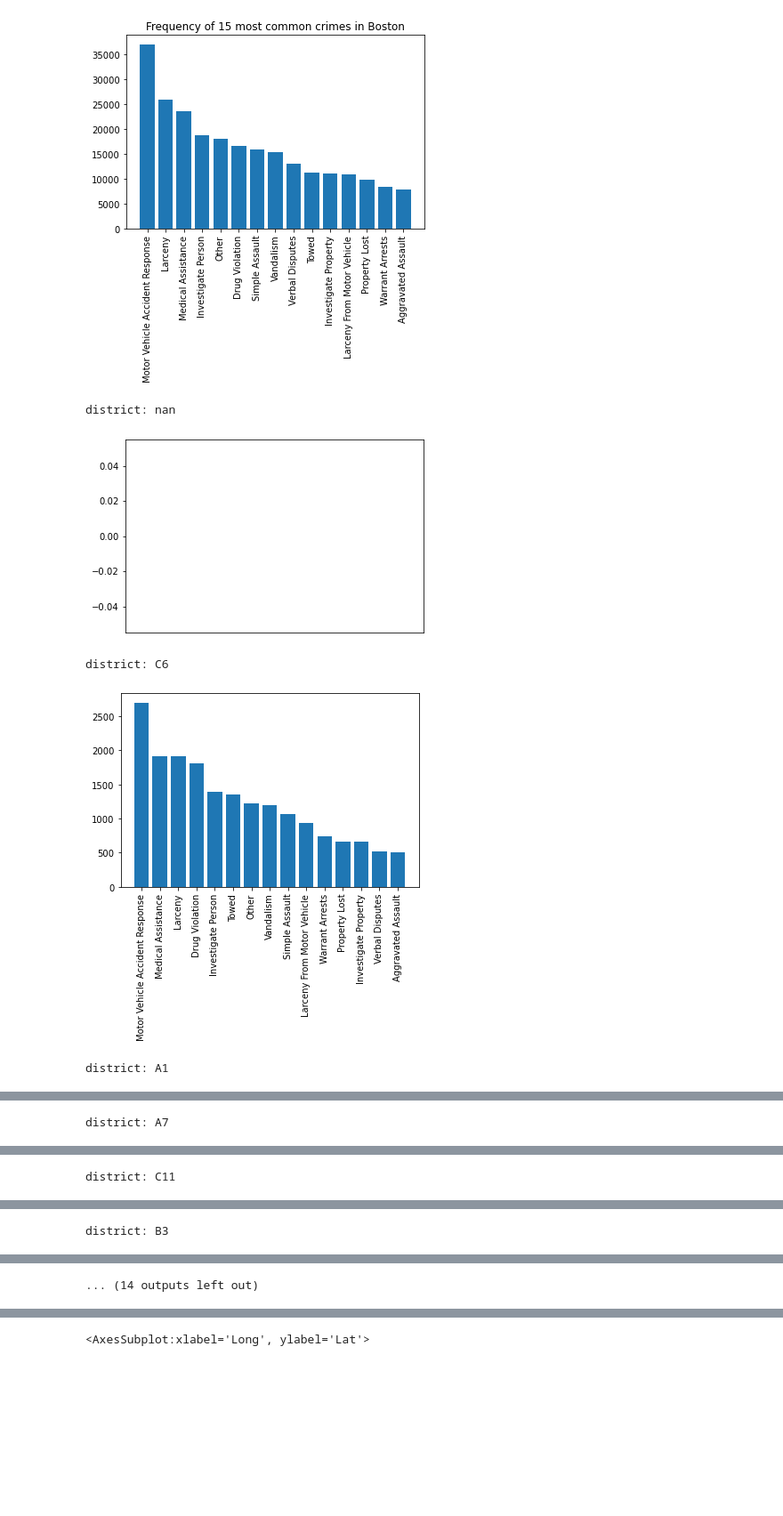
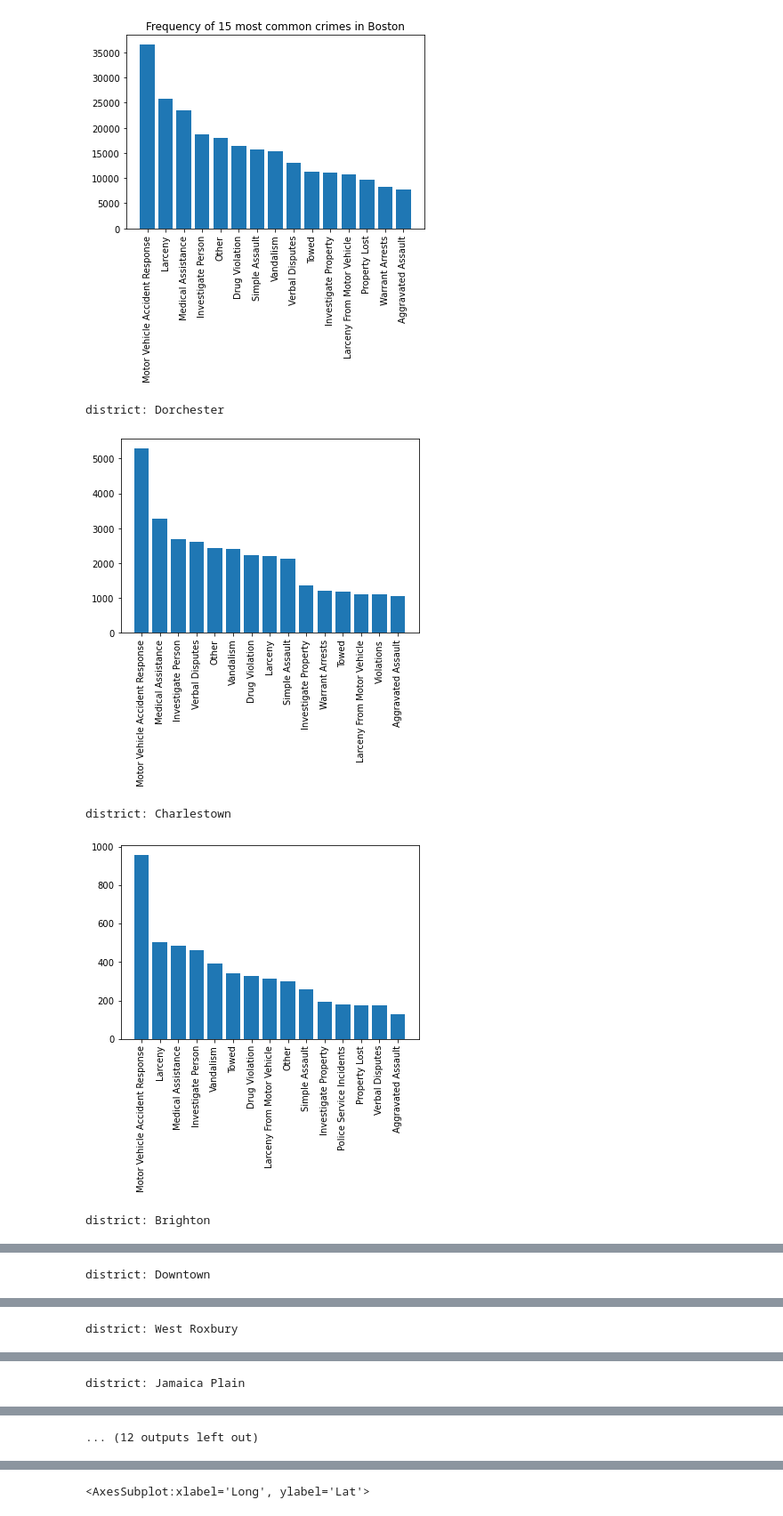
Before and after one commit to tomek95123/Udacity_project1, a Jupyter notebook: udacity_project_1.ipynb, the cells around one changed output, grey strips where cells are left out. Shown at 89% size. Cells and saved outputs as stored; diff of their text form; code cells hidden in the pictures; blank space fills up the shorter version.

```diff
--- a/udacity_project_1.ipynb
+++ b/udacity_project_1.ipynb
@@ -5,7 +5,7 @@ import matplotlib.pyplot as plt
 # %% [markdown]
 ## Load dataset
 # %%
-data = pd.read_csv('Desktop\\crime.csv', encoding = 'latin')
+data = pd.read_csv('crime.csv', encoding = 'latin')
 # %%
 data.head()
 # %% [output]
@@ -17,6 +17,10 @@ data.head()
 | 4 | I182070938 | 3114 | Investigate Property | INVESTIGATE PROPERTY | B3 | 421 | ... |
 # %% [markdown]
 ## Data cleaning
+# %%
+# replace -1 in Latitude /Longitude with Nan
+data[data.Lat == -1] = None
+data[data.Long == -1] =None
 # %%
 # null values
 data.isna().sum()
@@ -663,5 +707,8 @@ plt.show()
+# %%
+# Let us delete missing district values
+data3 = data[data['DISTRICT'].notna()]
 # %%
-df = data['OFFENSE_CODE_GROUP'].value_counts().sort_values(ascending = False)[:15]
+df = data3['OFFENSE_CODE_GROUP'].value_counts().sort_values(ascending = False)[:15]
 plt.bar(df.index, height = df)
 plt.xticks(ticks=range(len(df)), labels=df.index, rotation=90)
 plt.title('Frequency of 15 most common crimes in Boston')
@@ -670,15 +717,15 @@ plt.show()
 [figure]
 # %%
 # Most common crimes by district
-for i in set(data.DISTRICT):
-    df = data[data.DISTRICT==i]['OFFENSE_CODE_GROUP'].value_counts().sort_values(ascending = False)[:15]
+for i in set(data3.district_name):
+    df = data3[data3.district_name==i]['OFFENSE_CODE_GROUP'].value_counts().sort_values(ascending = False)[:15]
     print(f'district: {i}')
     plt.bar(df.index, height = df)
     plt.xticks(ticks=range(len(df)), labels=df.index, rotation=90)
     plt.show()
 # %% [output]
-district: nan
+district: Dorchester
-[figure, old version]
+[figure, new version]
-district: C6
+district: Charlestown
-[figure, old version]
+[figure, new version]
-district: A1
+district: Brighton
@@ -686 +733 @@ district: A1
-district: A7
+district: Downtown
@@ -688 +735 @@ district: A7
-district: C11
+district: West Roxbury
@@ -690 +737 @@ district: C11
-district: B3
+district: Jamaica Plain
@@ -692,4 +739,4 @@ district: B3
-... (14 outputs left out)
+... (12 outputs left out)
 # %%
 # te same wykresy uwzględniając populację
 # %%
```
Also changed, not shown: parts of 23 cells of this notebook.
